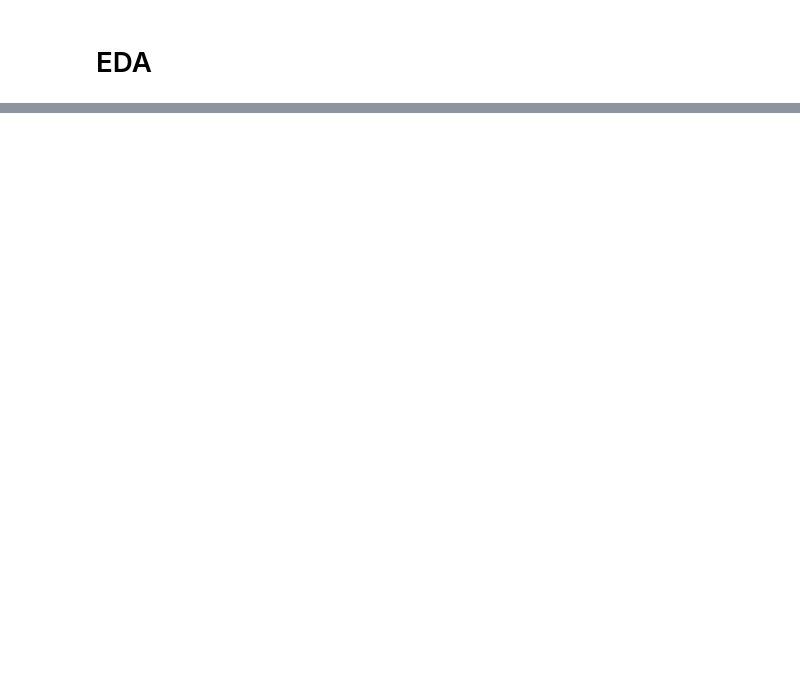
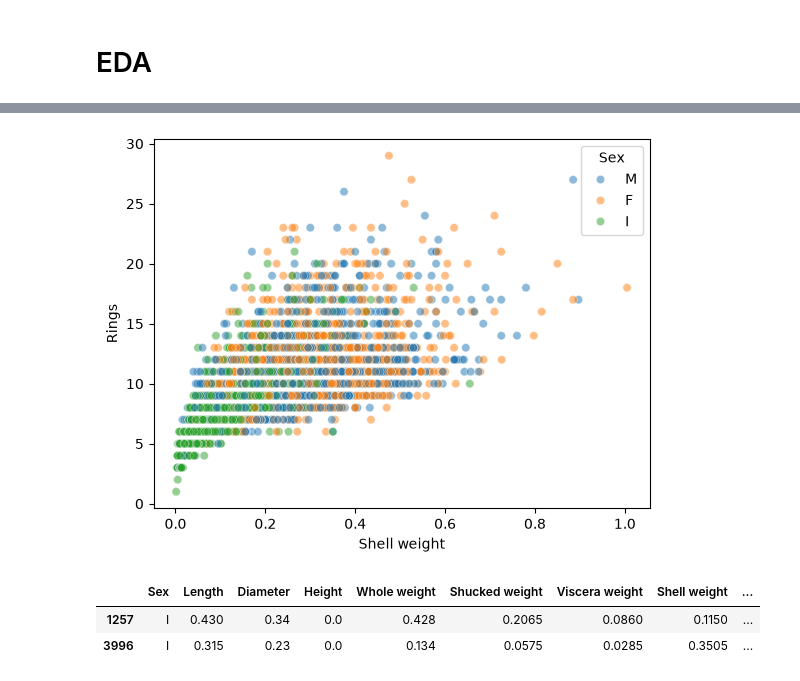
Before and after one commit to andrfr21/xhec-mlops-2026-project, a Jupyter notebook: notebooks/eda.ipynb, the cells around one changed output, grey strips where cells are left out. Saved outputs shown, nothing was run; the diff lists cells and outputs as text; code cells hidden in the pictures; blank space fills up the shorter version.

```diff
--- a/notebooks/eda.ipynb
+++ b/notebooks/eda.ipynb
@@ -56,0 +85,11 @@ df.describe()
+# %%
+sns.scatterplot(data=df, x="Shell weight", y="Rings", hue="Sex", alpha=0.5)
+plt.show()
+# %% [output]
+[figure, added]
+# %%
+df[df["Height"] == 0]
+# %% [output]
+|  | Sex | Length | Diameter | Height | Whole weight | Shucked weight | Viscera weight | Shell weight | ... |
+| 1257 | I | 0.430 | 0.34 | 0.0 | 0.428 | 0.2065 | 0.0860 | 0.1150 | ... |
+| 3996 | I | 0.315 | 0.23 | 0.0 | 0.134 | 0.0575 | 0.0285 | 0.3505 | ... |
```
Also changed, not shown: parts of 6 cells of this notebook.
